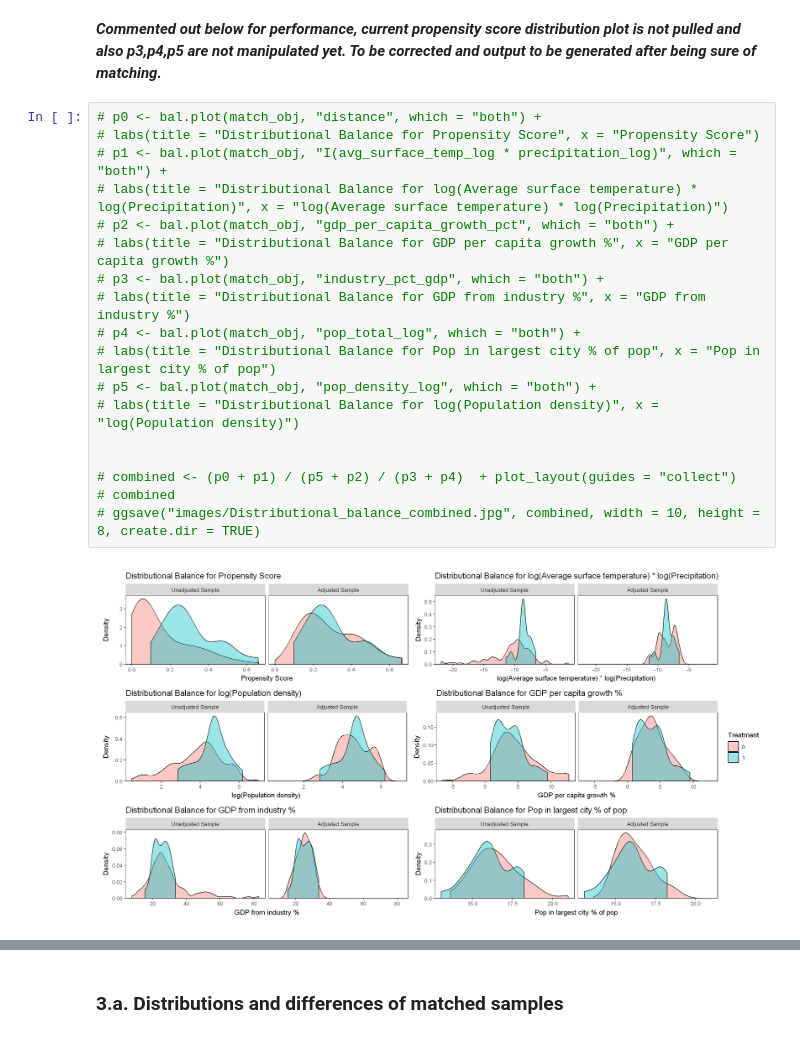
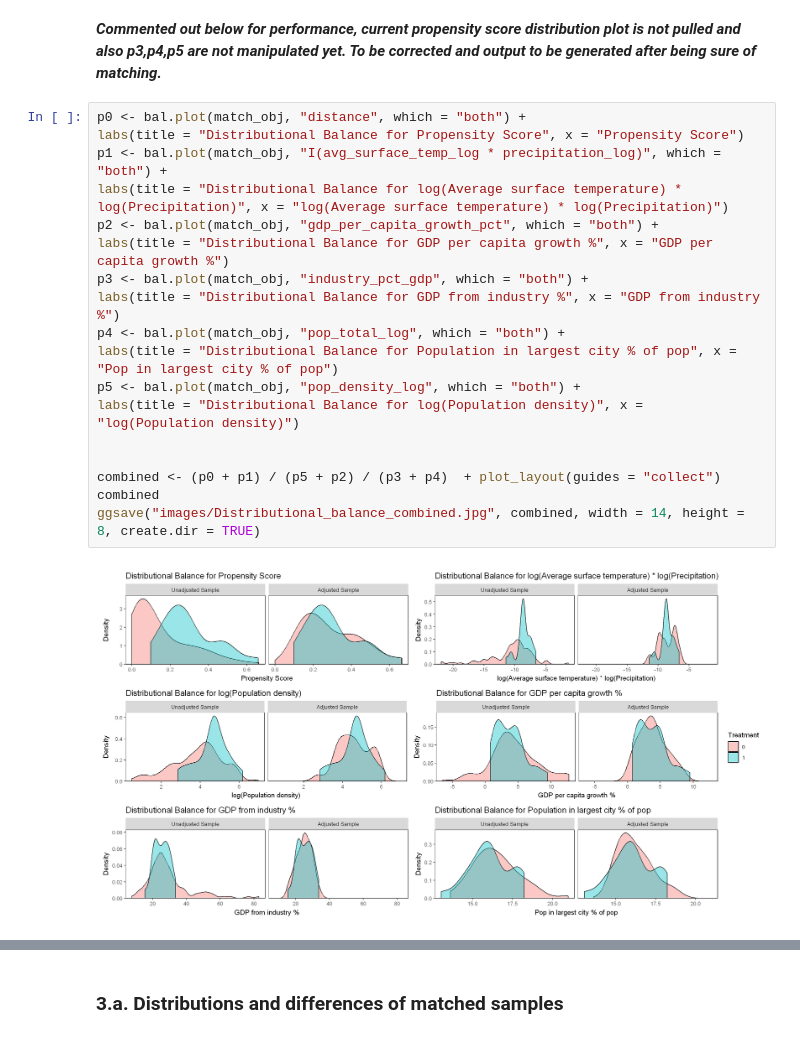
Before and after one commit to huseyinpolat-ds/UW_WNE_DSBA_Master_Thesis_437969, a Jupyter notebook: Thesis.ipynb, the cells around one changed output, grey strips where cells are left out. Cells and saved outputs as stored; diff of their text form.

```diff
--- a/Thesis.ipynb
+++ b/Thesis.ipynb
@@ -1274,23 +1278,23 @@ A data.frame: 6 × 7
 # %% [markdown]
 ***Commented out below for performance, current propensity score distribution plot is not pulled and also p3,p4,p5 are not manipulated yet. To be corrected and output to be generated after being sure of matching.***
 # %%
-# p0 <- bal.plot(match_obj, "distance", which = "both") +
-# labs(title = "Distributional Balance for Propensity Score", x = "Propensity Score")
-# p1 <- bal.plot(match_obj, "I(avg_surface_temp_log * precipitation_log)", which = "both") +
-# labs(title = "Distributional Balance for log(Average surface temperature) * log(Precipitation)", x = "log(Average surface temperature) * log(Precipitation)")
-# p2 <- bal.plot(match_obj, "gdp_per_capita_growth_pct", which = "both") +
-# labs(title = "Distributional Balance for GDP per capita growth %", x = "GDP per capita growth %")
-# p3 <- bal.plot(match_obj, "industry_pct_gdp", which = "both") +
-# labs(title = "Distributional Balance for GDP from industry %", x = "GDP from industry %")
-# p4 <- bal.plot(match_obj, "pop_total_log", which = "both") +
-# labs(title = "Distributional Balance for Pop in largest city % of pop", x = "Pop in largest city % of pop")
-# p5 <- bal.plot(match_obj, "pop_density_log", which = "both") +
-# labs(title = "Distributional Balance for log(Population density)", x = "log(Population density)")
+p0 <- bal.plot(match_obj, "distance", which = "both") +
+labs(title = "Distributional Balance for Propensity Score", x = "Propensity Score")
+p1 <- bal.plot(match_obj, "I(avg_surface_temp_log * precipitation_log)", which = "both") +
+labs(title = "Distributional Balance for log(Average surface temperature) * log(Precipitation)", x = "log(Average surface temperature) * log(Precipitation)")
+p2 <- bal.plot(match_obj, "gdp_per_capita_growth_pct", which = "both") +
+labs(title = "Distributional Balance for GDP per capita growth %", x = "GDP per capita growth %")
+p3 <- bal.plot(match_obj, "industry_pct_gdp", which = "both") +
+labs(title = "Distributional Balance for GDP from industry %", x = "GDP from industry %")
+p4 <- bal.plot(match_obj, "pop_total_log", which = "both") +
+labs(title = "Distributional Balance for Population in largest city % of pop", x = "Pop in largest city % of pop")
+p5 <- bal.plot(match_obj, "pop_density_log", which = "both") +
+labs(title = "Distributional Balance for log(Population density)", x = "log(Population density)")
 
 
-# combined <- (p0 + p1) / (p5 + p2) / (p3 + p4)  + plot_layout(guides = "collect")
-# combined
-# ggsave("images/Distributional_balance_combined.jpg", combined, width = 10, height = 8, create.dir = TRUE)
+combined <- (p0 + p1) / (p5 + p2) / (p3 + p4)  + plot_layout(guides = "collect")
+combined
+ggsave("images/Distributional_balance_combined.jpg", combined, width = 14, height = 8, create.dir = TRUE)
 # %% [output]
-[figure, old version]
+[figure, new version]
 # %%
```
Also changed, not shown: parts of 58 cells of this notebook.
